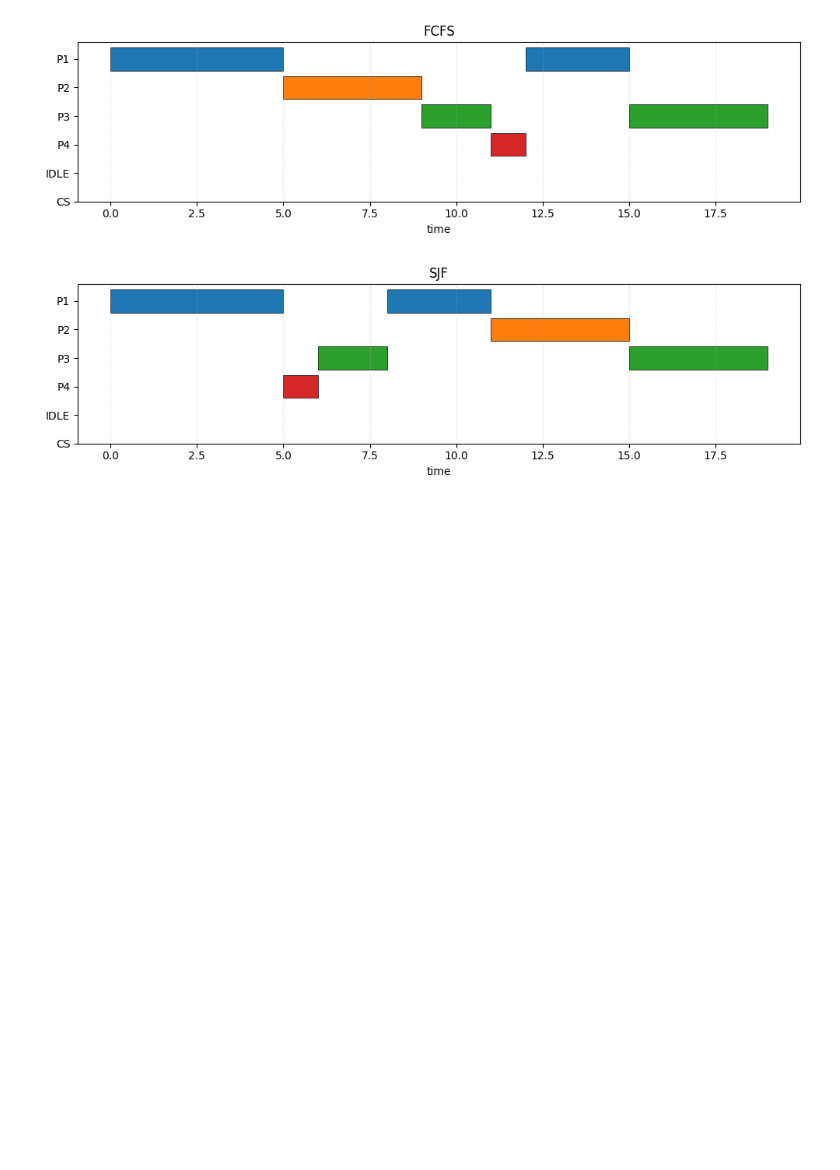
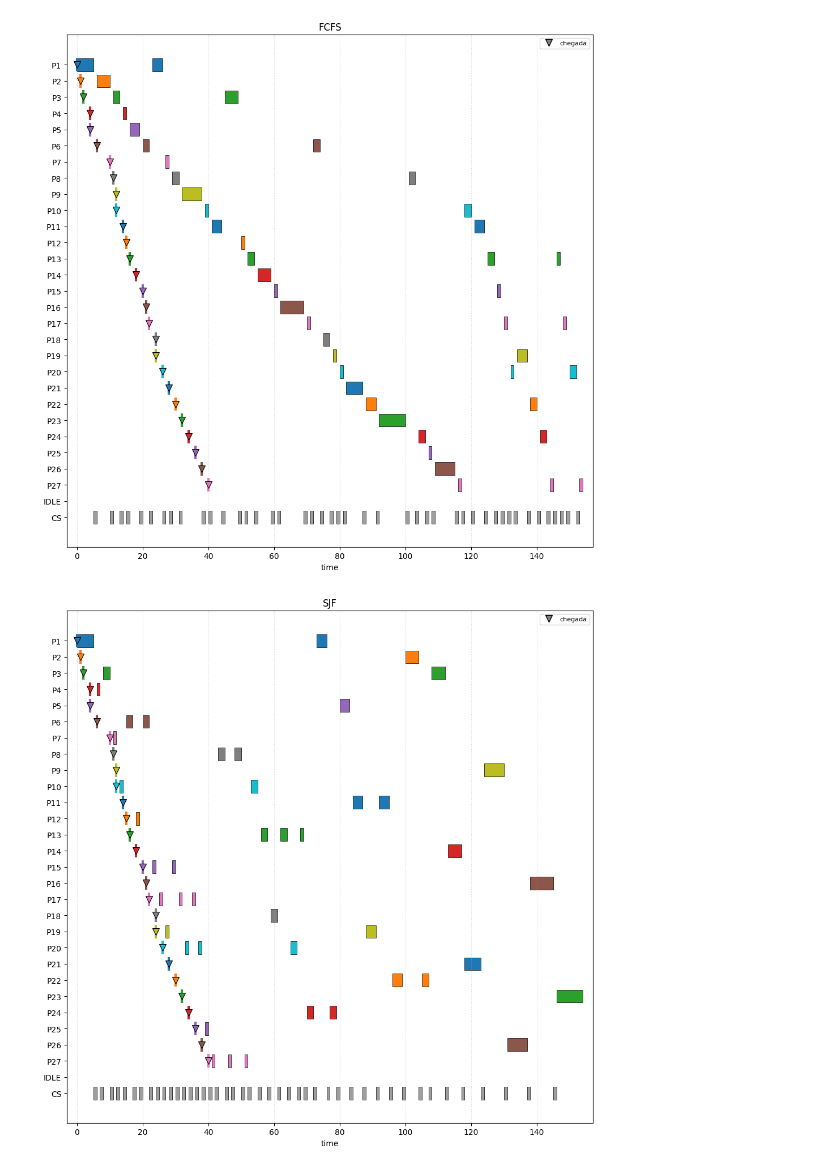
Before and after one commit to oliveirasWell/so-2026-01-ufms, a Jupyter notebook: trab-1/notebook.ipynb, the cells around one changed output. Drawn from its saved outputs; the diff is of its cells as text; code cells hidden in the pictures; blank space fills up the shorter version.

```diff
--- a/trab-1/notebook.ipynb
+++ b/trab-1/notebook.ipynb
@@ -10,14 +10,12 @@ import matplotlib.pyplot as plt
 
 sys.path.insert(0, str(Path.cwd()))
 
-from models.process.workload import Workload
-from schedulers.round_robin import RoundRobin
-from shared.comparison import COMPARISON_METRICS, pick_winners, run_all
-from shared.metrics import compute_metrics
+from shared.constants import COMPARISON_METRICS
+from shared.evaluation import pick_winners
+from shared.runner import run_simulation
 from shared.parser import parse_input
 from shared.plots import plot_gantt, plot_metric_bars
 from shared.reporter import print_comparison
-from shared.simulator import Simulator
 
-workload = parse_input("inputs/workload.txt")
+workload = parse_input("inputs/workload.json")
 workload
@@ -24,5 +24,2 @@ workload
 # %%
-pairs = run_all(workload)
-results = [r for r, _ in pairs]
-reports = [m for _, m in pairs]
-len(results), len(reports)
+results, gantts, reports = run_simulation(workload)
@@ -47,10 +42,10 @@ Winner per metric
   cpu_utilization: FCFS
 # %%
-for result in results:
-    fig, ax = plt.subplots(figsize=(10, 3))
-    plot_gantt(result, ax=ax)
+for result, gantt in zip(results, gantts):
+    fig, ax = plt.subplots(figsize=(10, 10))
+    plot_gantt(result, ax=ax, gantt=gantt)
     fig.tight_layout()
     plt.show()
 # %% [output]
-[figure, old version]
+[figure, new version]
-[figure, old version]
+[figure, new version]
```
Also changed, not shown: parts of 9 cells of this notebook, 25 other files.
